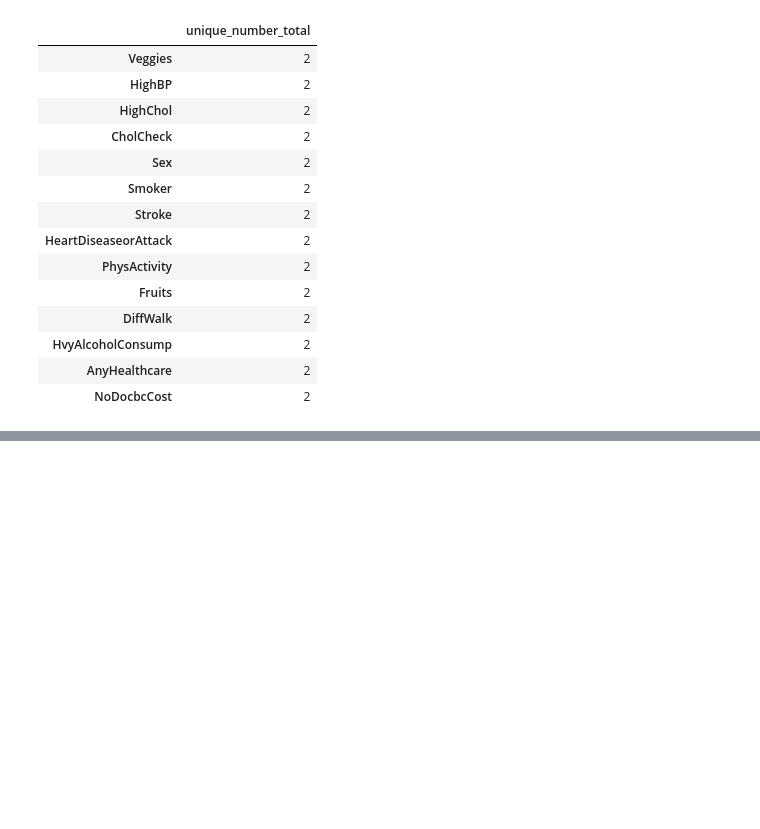
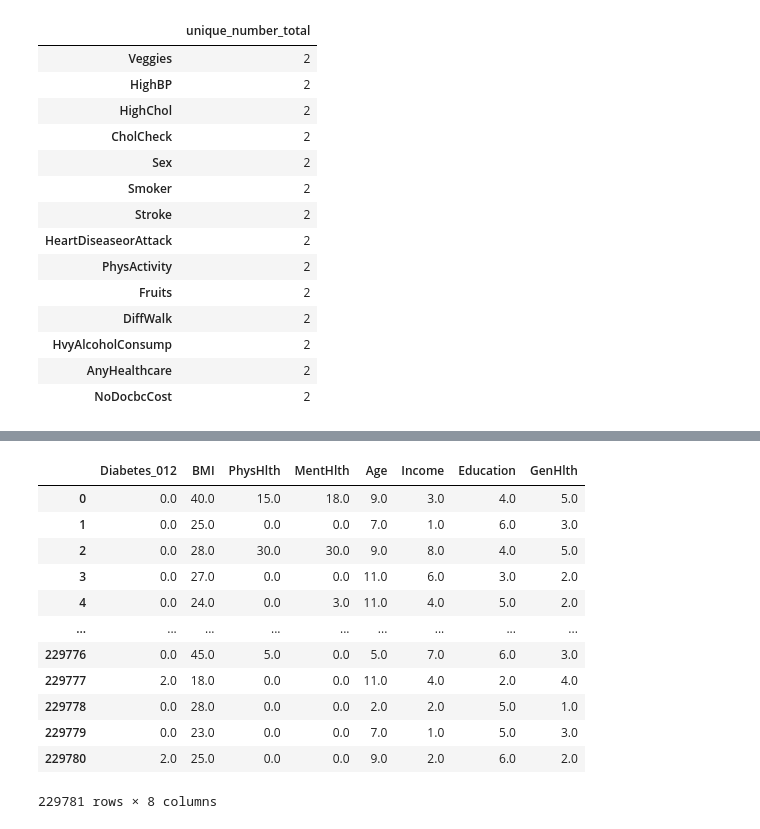
Before and after one commit to MehrdadGh1989/Diabete_Project, a Jupyter notebook: Diabete_Project_With_Jupyter.ipynb, the cells around one changed output, grey strips where cells are left out. Saved outputs shown, nothing was run; the diff lists cells and outputs as text; code cells hidden in the pictures; blank space fills up the shorter version.

```diff
--- a/Diabete_Project_With_Jupyter.ipynb
+++ b/Diabete_Project_With_Jupyter.ipynb
@@ -291,0 +314,19 @@ unique_number_total_df[unique_number_total_df.unique_number_total==2]
+# %%
+list_with_no_binary_attributes=['Diabetes_012','BMI','PhysHlth','MentHlth','Age','Income','Education','GenHlth']
+NoBinaryData_df=diabete_df_clean[list_with_no_binary_attributes]
+# %%
+NoBinaryData_df
+# %% [output]
+|  | Diabetes_012 | BMI | PhysHlth | MentHlth | Age | Income | Education | GenHlth |
+| 0 | 0.0 | 40.0 | 15.0 | 18.0 | 9.0 | 3.0 | 4.0 | 5.0 |
+| 1 | 0.0 | 25.0 | 0.0 | 0.0 | 7.0 | 1.0 | 6.0 | 3.0 |
+| 2 | 0.0 | 28.0 | 30.0 | 30.0 | 9.0 | 8.0 | 4.0 | 5.0 |
+| 3 | 0.0 | 27.0 | 0.0 | 0.0 | 11.0 | 6.0 | 3.0 | 2.0 |
+| 4 | 0.0 | 24.0 | 0.0 | 3.0 | 11.0 | 4.0 | 5.0 | 2.0 |
+| ... | ... | ... | ... | ... | ... | ... | ... | ... |
+| 229776 | 0.0 | 45.0 | 5.0 | 0.0 | 5.0 | 7.0 | 6.0 | 3.0 |
+| 229777 | 2.0 | 18.0 | 0.0 | 0.0 | 11.0 | 4.0 | 2.0 | 4.0 |
+| 229778 | 0.0 | 28.0 | 0.0 | 0.0 | 2.0 | 2.0 | 5.0 | 1.0 |
+| 229779 | 0.0 | 23.0 | 0.0 | 0.0 | 7.0 | 1.0 | 5.0 | 3.0 |
+| 229780 | 2.0 | 25.0 | 0.0 | 0.0 | 9.0 | 2.0 | 6.0 | 2.0 |
+229781 rows × 8 columns
```
Also changed, not shown: parts of 27 cells of this notebook.
